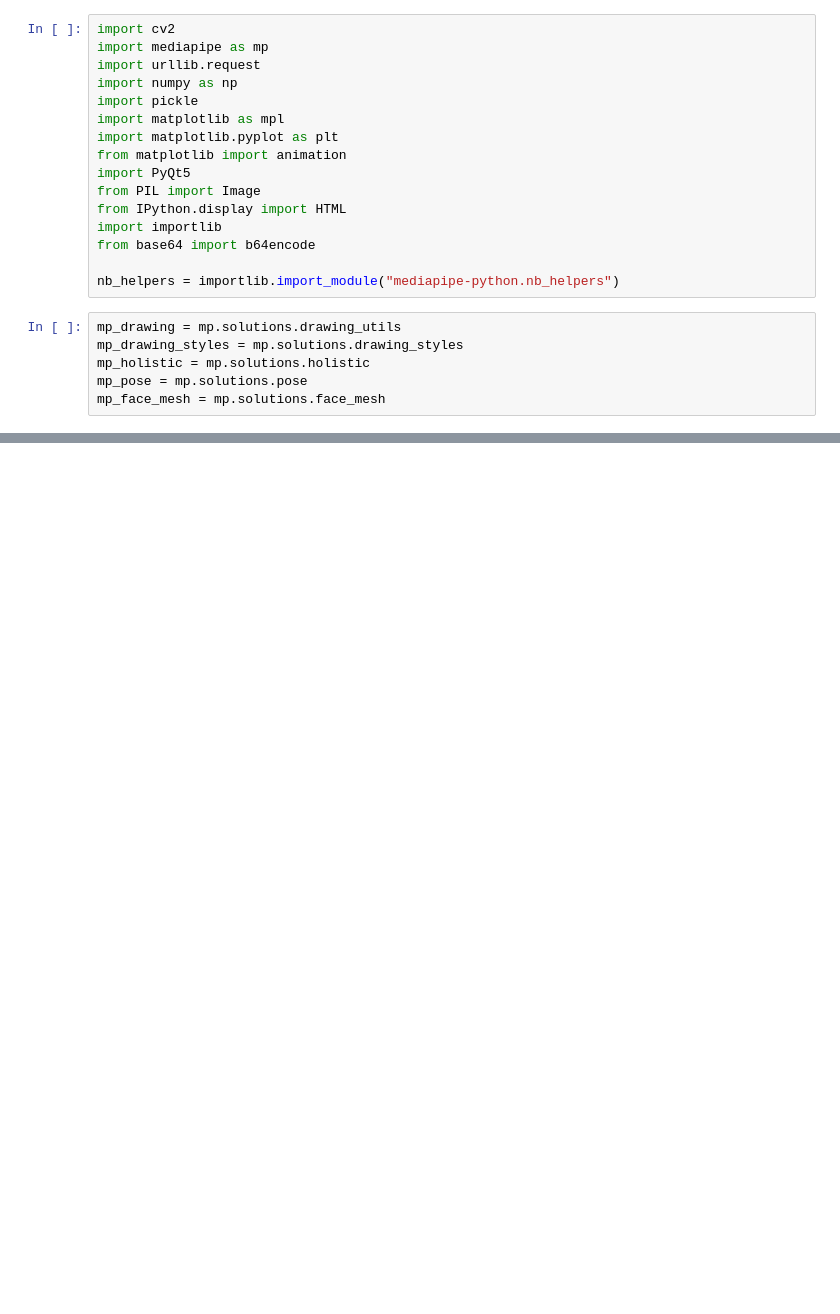
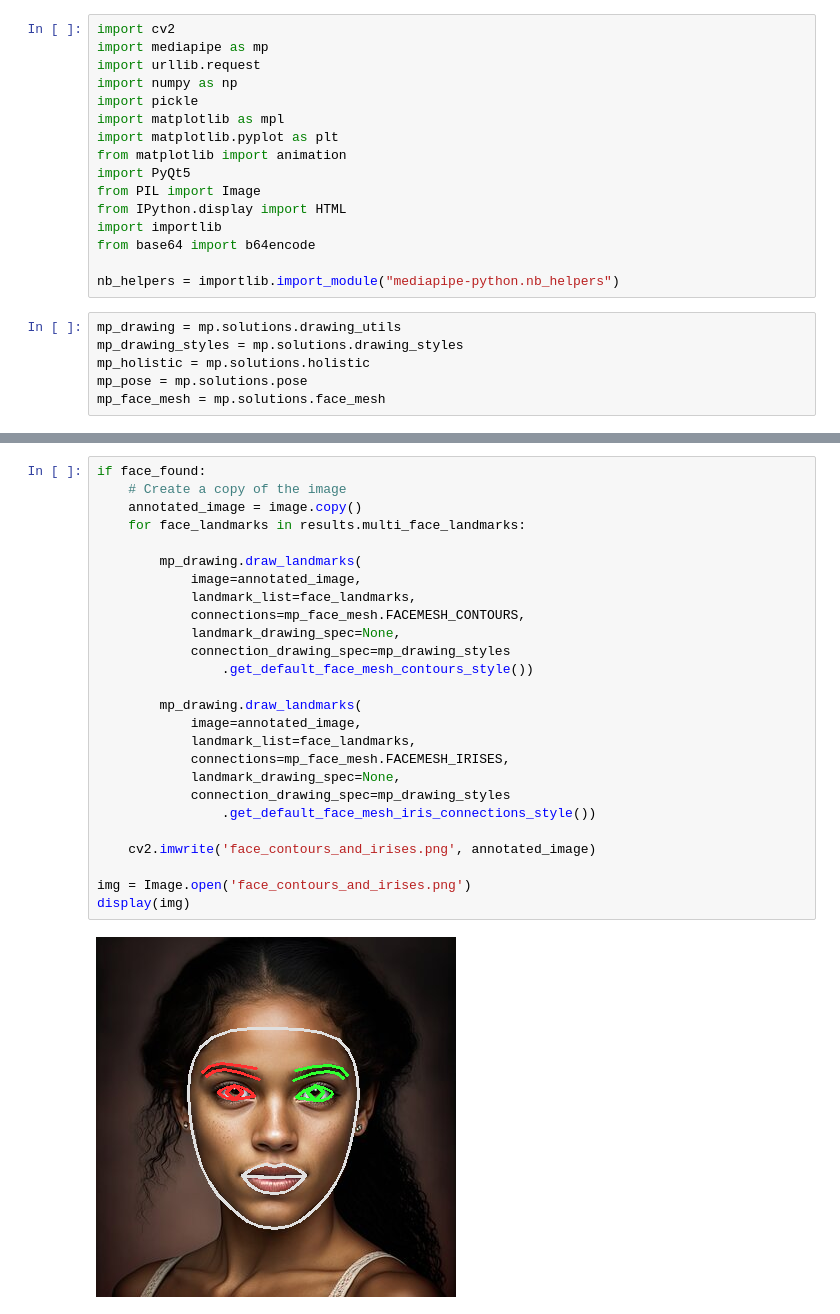
Before and after one commit to deadwalker10s/-ideal-inventions, a Jupyter notebook: handgesture.ipynb, the cells around one changed output, grey strips where cells are left out. Saved outputs shown, nothing was run; the diff lists cells and outputs as text; blank space fills up the shorter version.

```diff
--- a/handgesture.ipynb
+++ b/handgesture.ipynb
@@ -55,0 +91,28 @@ URLError: <urlopen error [Errno -2] Name or service not known>
+# %%
+if face_found:
+    # Create a copy of the image
+    annotated_image = image.copy()
+    for face_landmarks in results.multi_face_landmarks:
+
+        mp_drawing.draw_landmarks(
+            image=annotated_image,
+            landmark_list=face_landmarks,
+            connections=mp_face_mesh.FACEMESH_CONTOURS,
+            landmark_drawing_spec=None,
+            connection_drawing_spec=mp_drawing_styles
+                .get_default_face_mesh_contours_style())
+
+        mp_drawing.draw_landmarks(
+            image=annotated_image,
+            landmark_list=face_landmarks,
+            connections=mp_face_mesh.FACEMESH_IRISES,
+            landmark_drawing_spec=None,
+            connection_drawing_spec=mp_drawing_styles
+                .get_default_face_mesh_iris_connections_style())
+
+    cv2.imwrite('face_contours_and_irises.png', annotated_image)
+
+img = Image.open('face_contours_and_irises.png')
+display(img)
+# %% [output]
+[figure, added]
```
Also changed, not shown: parts of 19 cells of this notebook.
